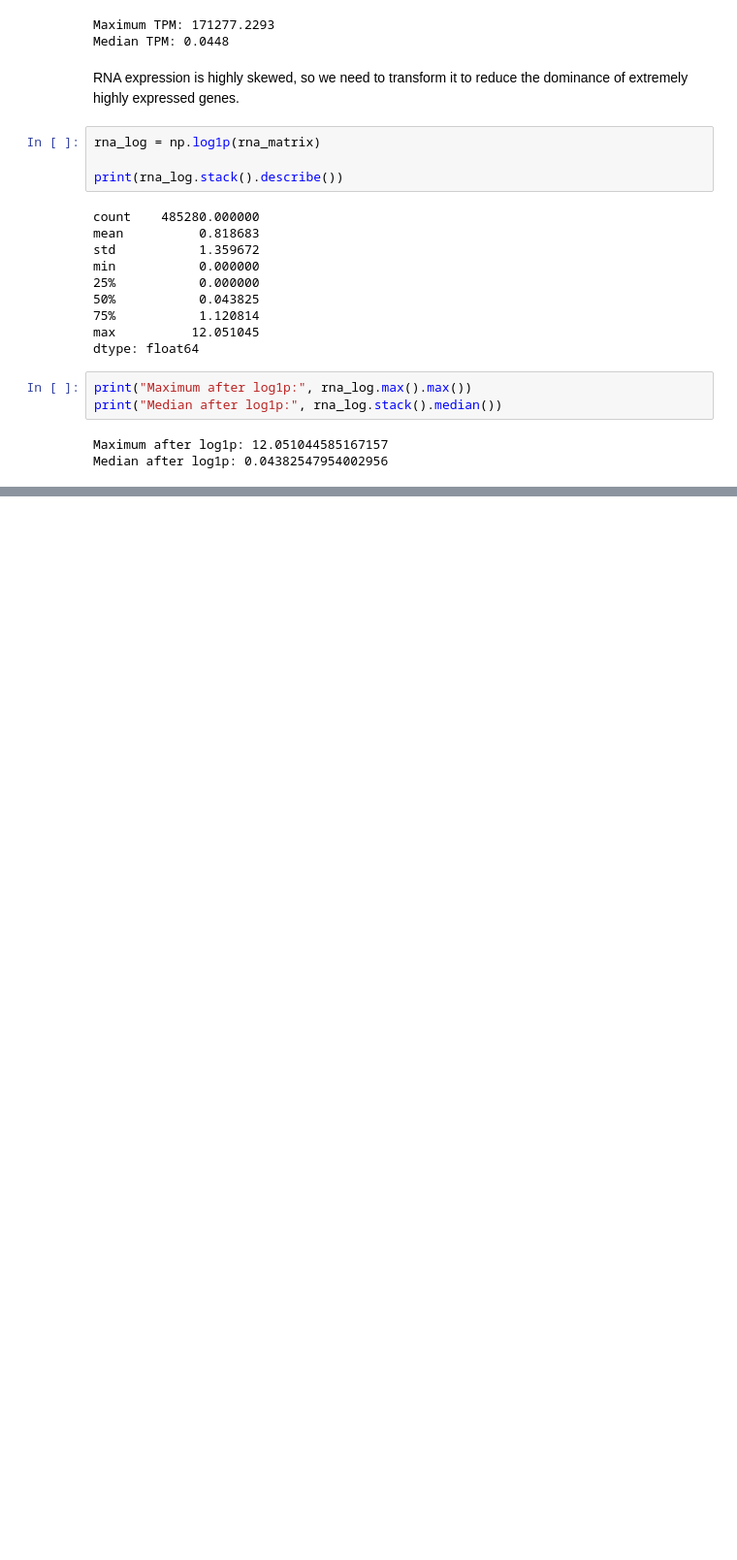
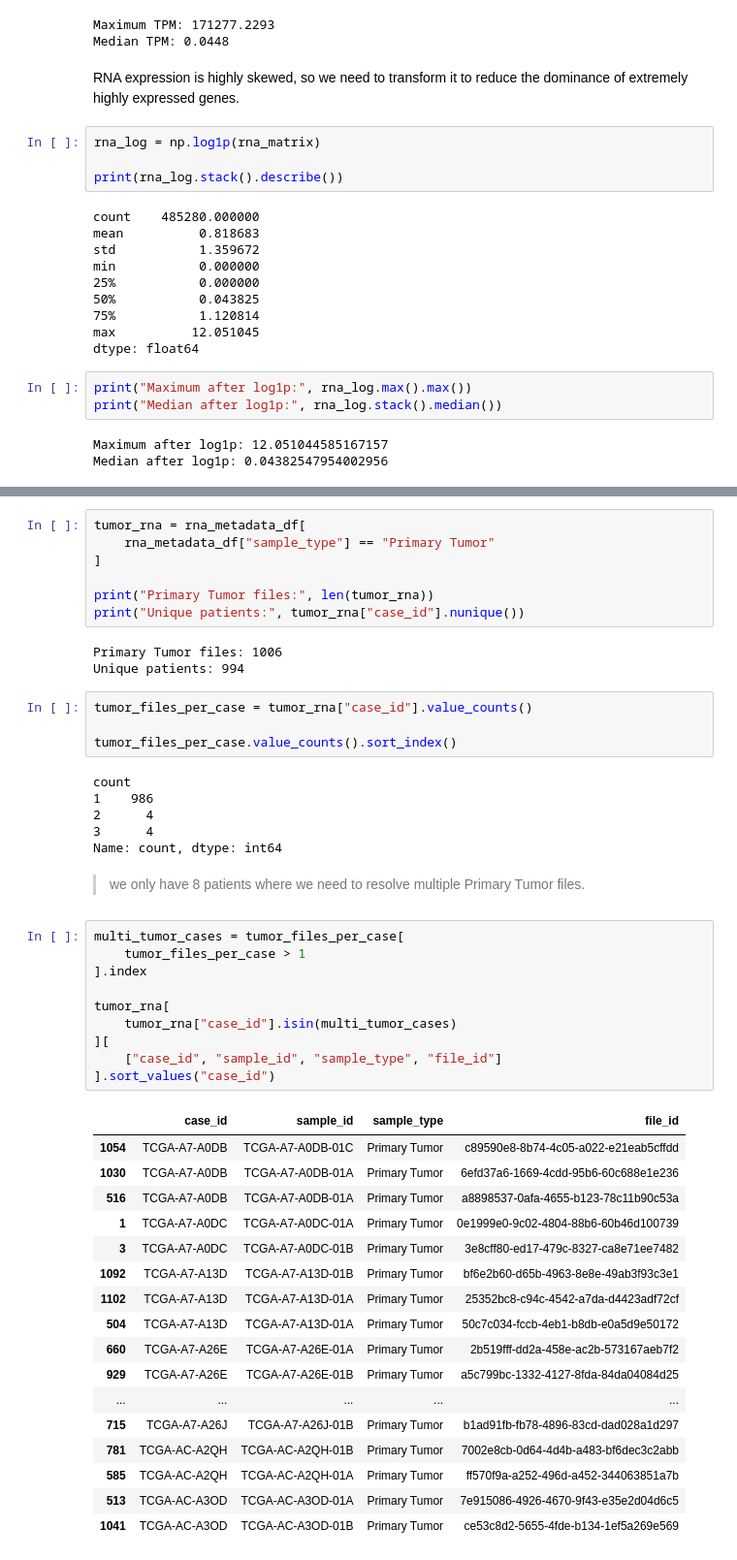
Before and after one commit to Isaac5783/tcga-brca-multimodal-transformer, a Jupyter notebook: notebooks/01_gdc_exploration.ipynb, the cells around one changed output, grey strips where cells are left out. Shown at 97% size. Saved outputs shown, nothing was run; the diff lists cells and outputs as text; blank space fills up the shorter version.

```diff
--- a/notebooks/01_gdc_exploration.ipynb
+++ b/notebooks/01_gdc_exploration.ipynb
@@ -1150,0 +1471,50 @@ Median after log1p: 0.04382547954002956
+# %%
+tumor_rna = rna_metadata_df[
+    rna_metadata_df["sample_type"] == "Primary Tumor"
+]
+
+print("Primary Tumor files:", len(tumor_rna))
+print("Unique patients:", tumor_rna["case_id"].nunique())
+# %% [output]
+Primary Tumor files: 1006
+Unique patients: 994
+# %%
+tumor_files_per_case = tumor_rna["case_id"].value_counts()
+
+tumor_files_per_case.value_counts().sort_index()
+# %% [output]
+count
+1    986
+2      4
+3      4
+Name: count, dtype: int64
+# %% [markdown]
+> we only have 8 patients where we need to resolve multiple Primary Tumor files.
+# %%
+multi_tumor_cases = tumor_files_per_case[
+    tumor_files_per_case > 1
+].index
+
+tumor_rna[
+    tumor_rna["case_id"].isin(multi_tumor_cases)
+][
+    ["case_id", "sample_id", "sample_type", "file_id"]
+].sort_values("case_id")
+# %% [output]
+|  | case_id | sample_id | sample_type | file_id |
+| 1054 | TCGA-A7-A0DB | TCGA-A7-A0DB-01C | Primary Tumor | c89590e8-8b74-4c05-a022-e21eab5cffdd |
+| 1030 | TCGA-A7-A0DB | TCGA-A7-A0DB-01A | Primary Tumor | 6efd37a6-1669-4cdd-95b6-60c688e1e236 |
+| 516 | TCGA-A7-A0DB | TCGA-A7-A0DB-01A | Primary Tumor | a8898537-0afa-4655-b123-78c11b90c53a |
+| 1 | TCGA-A7-A0DC | TCGA-A7-A0DC-01A | Primary Tumor | 0e1999e0-9c02-4804-88b6-60b46d100739 |
+| 3 | TCGA-A7-A0DC | TCGA-A7-A0DC-01B | Primary Tumor | 3e8cff80-ed17-479c-8327-ca8e71ee7482 |
+| 1092 | TCGA-A7-A13D | TCGA-A7-A13D-01B | Primary Tumor | bf6e2b60-d65b-4963-8e8e-49ab3f93c3e1 |
+| 1102 | TCGA-A7-A13D | TCGA-A7-A13D-01A | Primary Tumor | 25352bc8-c94c-4542-a7da-d4423adf72cf |
+| 504 | TCGA-A7-A13D | TCGA-A7-A13D-01A | Primary Tumor | 50c7c034-fccb-4eb1-b8db-e0a5d9e50172 |
+| 660 | TCGA-A7-A26E | TCGA-A7-A26E-01A | Primary Tumor | 2b519fff-dd2a-458e-ac2b-573167aeb7f2 |
+| 929 | TCGA-A7-A26E | TCGA-A7-A26E-01B | Primary Tumor | a5c799bc-1332-4127-8fda-84da04084d25 |
+| ... | ... | ... | ... | ... |
+| 715 | TCGA-A7-A26J | TCGA-A7-A26J-01B | Primary Tumor | b1ad91fb-fb78-4896-83cd-dad028a1d297 |
+| 781 | TCGA-AC-A2QH | TCGA-AC-A2QH-01B | Primary Tumor | 7002e8cb-0d64-4d4b-a483-bf6dec3c2abb |
+| 585 | TCGA-AC-A2QH | TCGA-AC-A2QH-01A | Primary Tumor | ff570f9a-a252-496d-a452-344063851a7b |
+| 513 | TCGA-AC-A3OD | TCGA-AC-A3OD-01A | Primary Tumor | 7e915086-4926-4670-9f43-e35e2d04d6c5 |
+| 1041 | TCGA-AC-A3OD | TCGA-AC-A3OD-01B | Primary Tumor | ce53c8d2-5655-4fde-b134-1ef5a269e569 |
```
Also changed, not shown: parts of 86 cells of this notebook, 4 other files.
